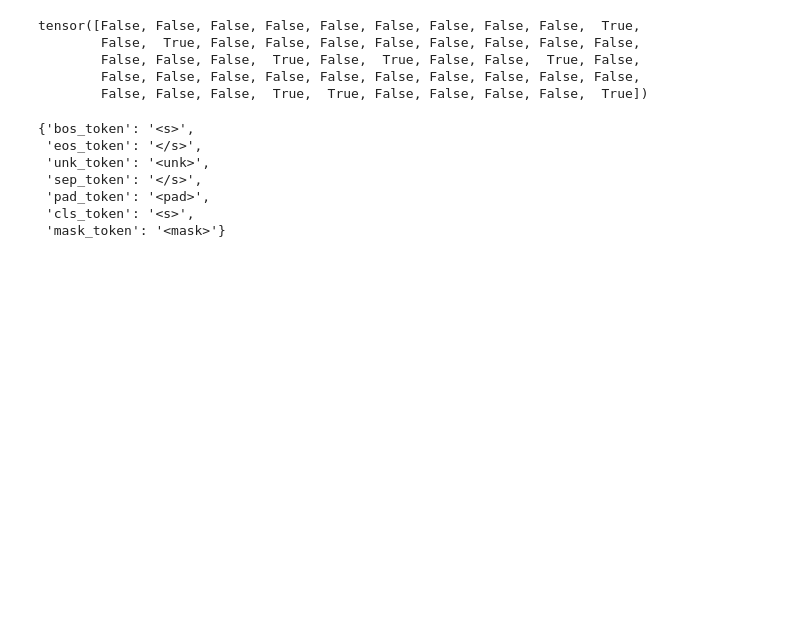
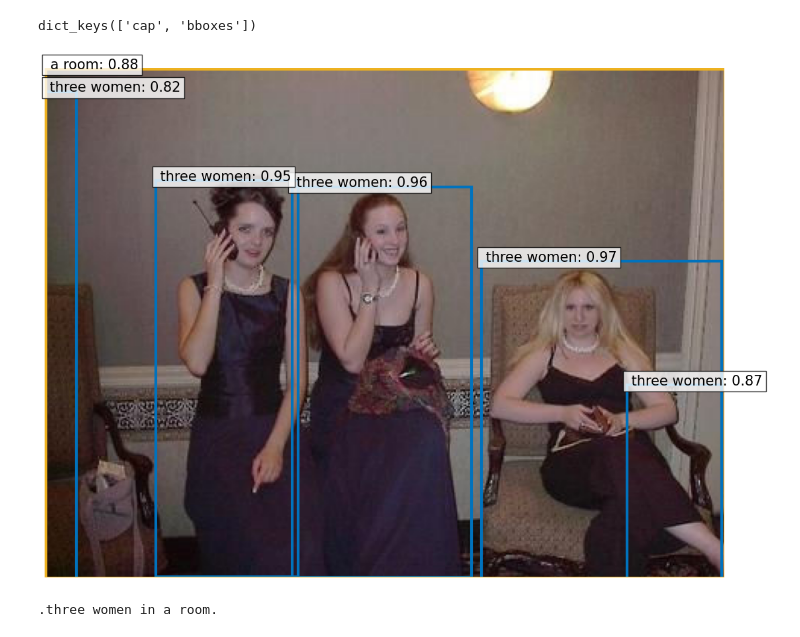
Before and after one commit to Jiayi-Pan/RefCloze_Pub, a Jupyter notebook: demo.ipynb, the cells around one changed output. Saved outputs shown, nothing was run; the diff lists cells and outputs as text; code cells hidden in the pictures; blank space fills up the shorter version.

```diff
--- a/demo.ipynb
+++ b/demo.ipynb
@@ -4,3 +3,3 @@ from utils.inference_utils  import *
 # %%
-model, img_transform, tokenizer, post_processor = torch.hub.load(".", 'base_model', source="local")
+model, img_transform, tokenizer, post_processor, plot_results = torch.hub.load(".", 'flickr_base_model', source="local")
 # %% [output]
@@ -10,7 +11,9 @@ Some weights of the model checkpoint at roberta-base were not used when initiali
 # %%
-device = "cuda"
+device = "mps"
 img = PIL.Image.open("sample.jpg")
 caption = "three<mask>in a room"
+# img = PIL.Image.open("t.jpg")
+# caption = "a man sitting on a <mask> riding a <mask> on the <mask>"
 model = model.to(device)
 imgs_tensor = img_transform(img).to(device).unsqueeze(0)
 tokens_tensor = tokenizer(caption, return_tensors="pt").to(device)
@@ -37,19 +20,0 @@ for tok in positive_tokens:
-# %%
-def plot_results(pil_img, scores, boxes, labels, masks=None):
-    COLORS = [[0.000, 0.447, 0.741], [0.850, 0.325, 0.098], [0.929, 0.694, 0.125],[0.494, 0.184, 0.556], [0.466, 0.674, 0.188], [0.301, 0.745, 0.933]]
-    plt.figure(figsize=(16,10))
-    np_image = np.array(pil_img)
-    ax = plt.gca()
-    colors = COLORS * 100
-    if masks is None:
-      masks = [None for _ in range(len(scores))]
-    assert len(scores) == len(boxes) == len(labels) == len(masks)
-    for s, (xmin, ymin, xmax, ymax), l, mask, c in zip(scores, boxes.tolist(), labels, masks, colors):
-        ax.add_patch(plt.Rectangle((xmin, ymin), xmax - xmin, ymax - ymin,
-                                   fill=False, color=c, linewidth=3))
-        text = f'{l}: {s:0.2f}'
-        ax.text(xmin, ymin, text, fontsize=15, bbox=dict(facecolor='white', alpha=0.8))
-
-    plt.imshow(np_image)
-    plt.axis('off')
-    plt.show()
@@ -65,8 +20,0 @@ NameError: name 'model_outputs' is not defined
-# %%
-keep
-# %% [output]
-tensor([False, False, False, False, False, False, False, False, False,  True,
-        False,  True, False, False, False, False, False, False, False, False,
-        False, False, False,  True, False,  True, False, False,  True, False,
-        False, False, False, False, False, False, False, False, False, False,
-        False, False, False,  True,  True, False, False, False, False,  True])
@@ -75,10 +21,12 @@ outputs
-# %%
-tokenizer.special_tokens_map
-# %% [output]
-{'bos_token': '<s>',
- 'eos_token': '</s>',
- 'unk_token': '<unk>',
- 'sep_token': '</s>',
- 'pad_token': '<pad>',
- 'cls_token': '<s>',
- 'mask_token': '<mask>'}
+# %%
+processed_outputs = post_processor(outputs, img, tokenizer)
+# %%
+processed_outputs.keys()
+# %% [output]
+dict_keys(['cap', 'bboxes'])
+# %%
+plot_results(img, processed_outputs)
+print(processed_outputs['cap'])
+# %% [output]
+[figure, added]
+.three women in a room.
```
Also changed, not shown: parts of 7 cells of this notebook, 3 other files.
